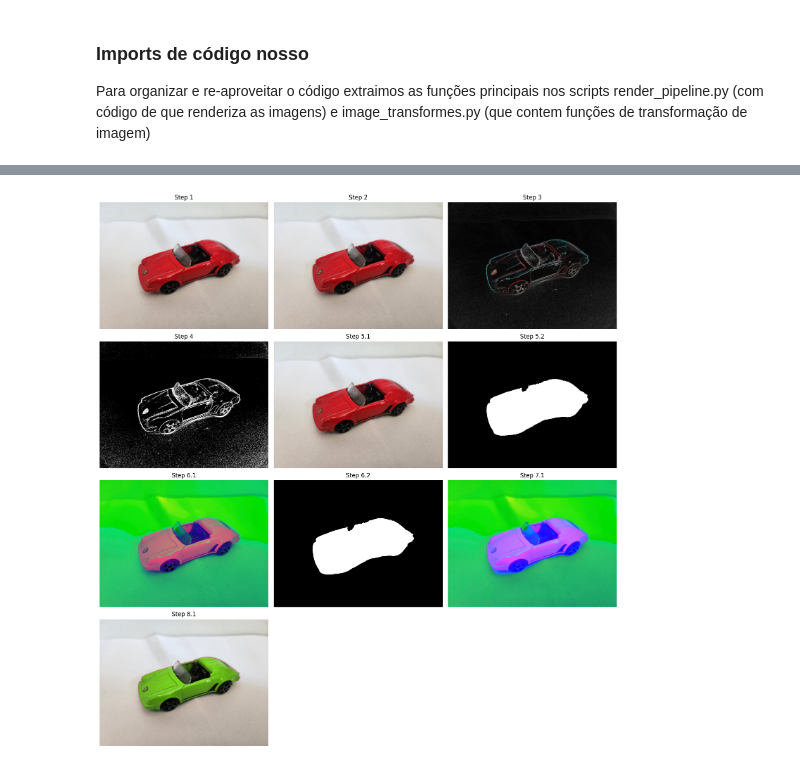
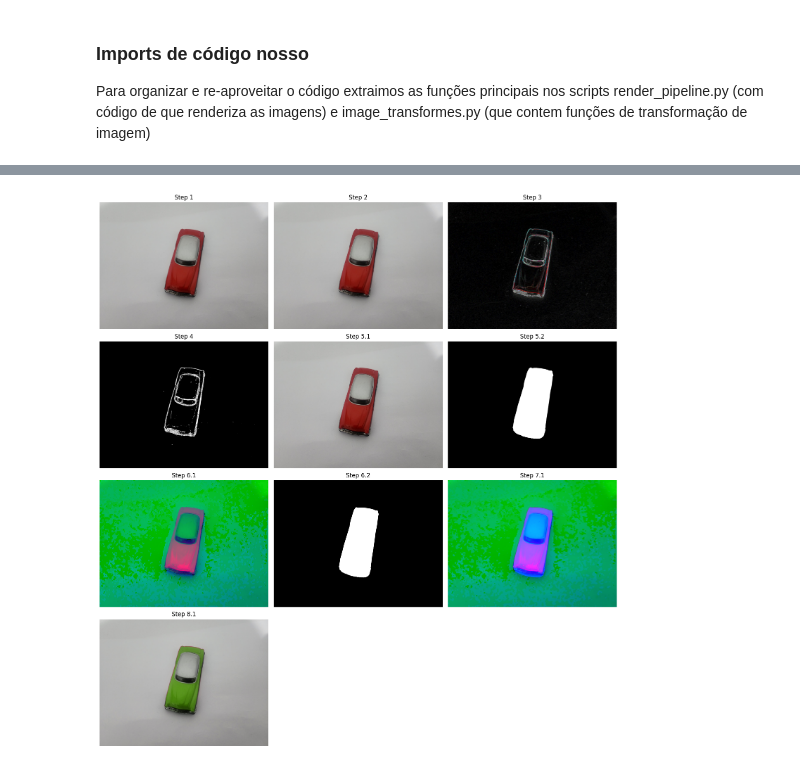
Before and after one commit to lucas-avelino/ufabc-processamento-digital-imagens-projeto-final, a Jupyter notebook: pipeline.ipynb, the cells around one changed output, grey strips where cells are left out. Drawn from its saved outputs; the diff is of its cells as text; code cells hidden in the pictures.

```diff
--- a/pipeline.ipynb
+++ b/pipeline.ipynb
@@ -85,5 +83,5 @@ error: OpenCV(4.13.0) D:\a\opencv-python\opencv-python\opencv\modules\highgui\sr
 # %%
-img = cv2.imread("./images/20260314_115848.jpg", cv2.IMREAD_COLOR_BGR)
+img = cv2.imread("./images/image.png", cv2.IMREAD_COLOR_BGR)
 ShowAll(RunPipeline(img, pipeline))
 # %% [output]
-[figure, old version]
+[figure, new version]
```
Also changed, not shown: parts of 4 cells of this notebook, 7 other files.
